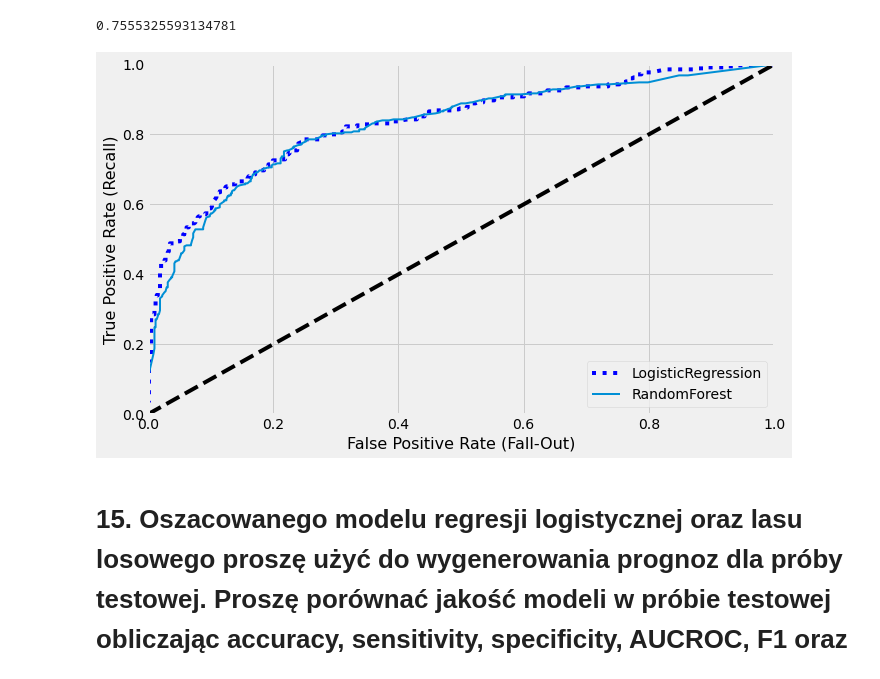
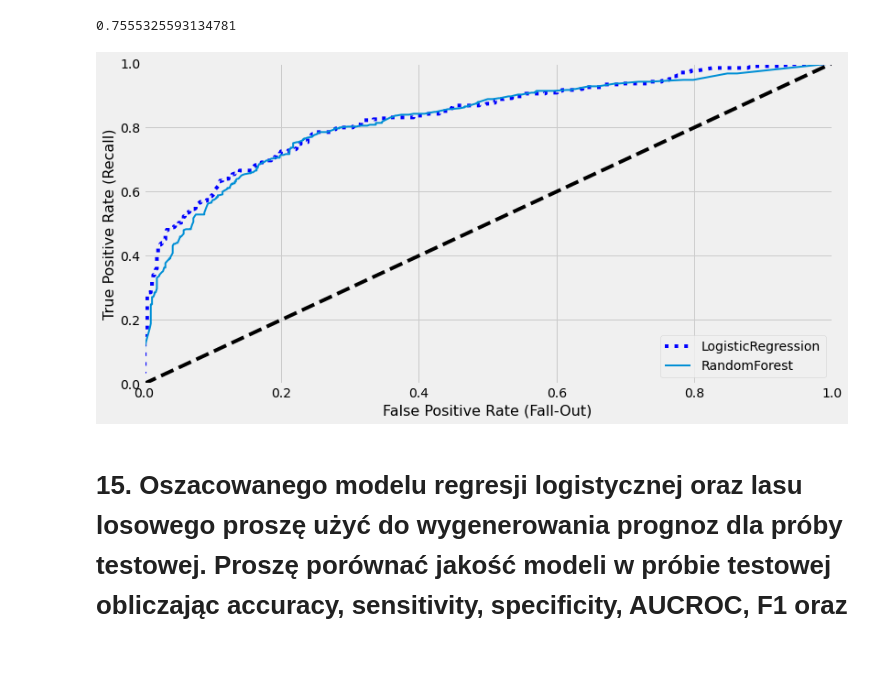
Before and after one commit to LuiGGi629/task-cube, a Jupyter notebook: eda_and_modeling.ipynb, the cells around one changed output. Drawn from its saved outputs; the diff is of its cells as text; code cells hidden in the pictures.

```diff
--- a/eda_and_modeling.ipynb
+++ b/eda_and_modeling.ipynb
@@ -473,13 +466,13 @@ false_positive_rate_forest, true_positive_rate_forest, threshold_forest = roc_cu
     labels_train, labels_scores_forest
 )
 # %%
-plt.figure(figsize=(10, 6))
+plt.figure(figsize=(12, 6))
 plt.plot(false_positive_rate, true_positive_rate, "b:", label="LogisticRegression")
 plot_roc_curve(false_positive_rate_forest, true_positive_rate_forest, "RandomForest")
 plt.legend(loc="lower right")
 plt.show()
 # %% [output]
-[figure, old version]
+[figure, new version]
 # %% [markdown]
 # 15. Oszacowanego modelu regresji logistycznej oraz lasu losowego proszę użyć do wygenerowania prognoz dla próby testowej. Proszę porównać jakość modeli w próbie testowej obliczając accuracy, sensitivity, specificity, AUCROC, F1 oraz rysując wykres krzywych ROC. Który model lepiej sprawdza się w prognozowaniu?
 # %%
```
Also changed, not shown: parts of 32 cells of this notebook.
